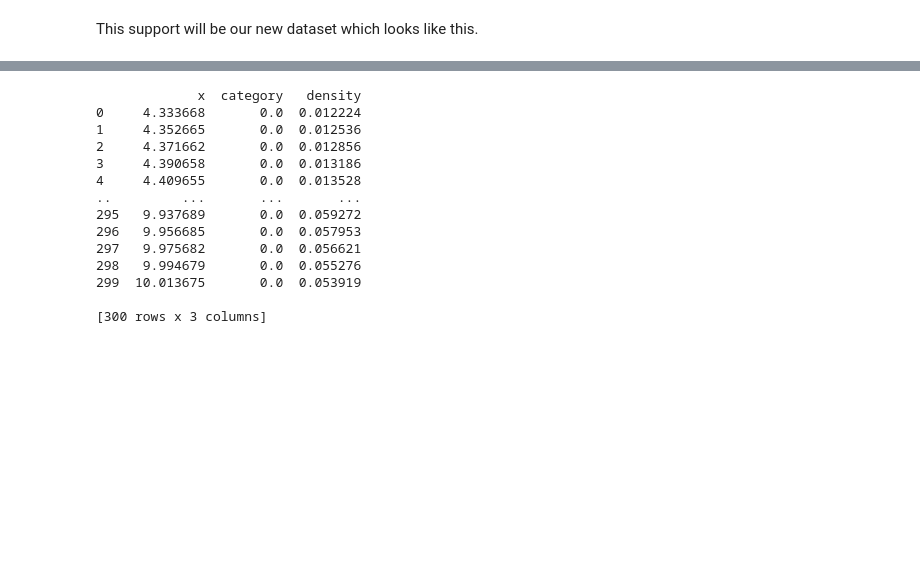
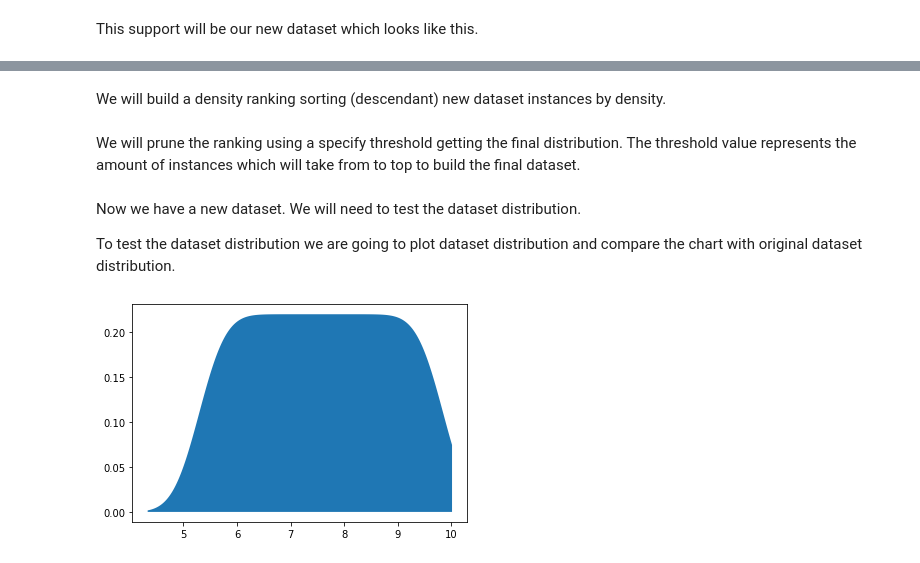
Before and after one commit to Mydherin/synthetic-dataset, a Jupyter notebook: proposal.ipynb, the cells around one changed output, grey strips where cells are left out. Saved outputs shown, nothing was run; the diff lists cells and outputs as text; code cells hidden in the pictures; blank space fills up the shorter version.

```diff
--- a/proposal.ipynb
+++ b/proposal.ipynb
@@ -134,18 +142,26 @@ We will reshape the support making a ranking by density (calculating the density
 # %%
 # Calculate densities for each instance
-new_df = lkde.estimate_density(new_df, kde)
+new_df = kde.estimate_density(new_df, filtered_kdes)
-# %% [output]
-             x  category   density
-0     4.333668       0.0  0.012224
-1     4.352665       0.0  0.012536
-2     4.371662       0.0  0.012856
-3     4.390658       0.0  0.013186
-4     4.409655       0.0  0.013528
-..         ...       ...       ...
-295   9.937689       0.0  0.059272
-296   9.956685       0.0  0.057953
-297   9.975682       0.0  0.056621
-298   9.994679       0.0  0.055276
-299  10.013675       0.0  0.053919
-
-[300 rows x 3 columns]
+# %% [markdown]
+We will build a density ranking sorting (descendant) new dataset instances by density.
+# %%
+# Build ranking from new df
+ranking = kde.build_ranking(new_df)
+# %% [markdown]
+
+We will prune the ranking using a specify threshold getting the final distribution. The threshold value represents the amount of instances which will take from to top to build the final dataset.
+# %%
+# Define threshold
+threshold = 400
+# Prune the ranking
+new_df = kde.prune(ranking, threshold)
+# %% [markdown]
+Now we have a new dataset. We will need to test the dataset distribution.
+
+To test the dataset distribution we are going to plot dataset distribution and compare the chart with original dataset distribution.
+# %%
+# Plot new df
+new_kdes = kde.calculate_kdes(new_df)[0]
+kde.plot_univariate(new_df, new_kdes, filtered_ranges)
+# %% [output]
+[figure, added]
```
Also changed, not shown: parts of 9 cells of this notebook, 2 other files.
